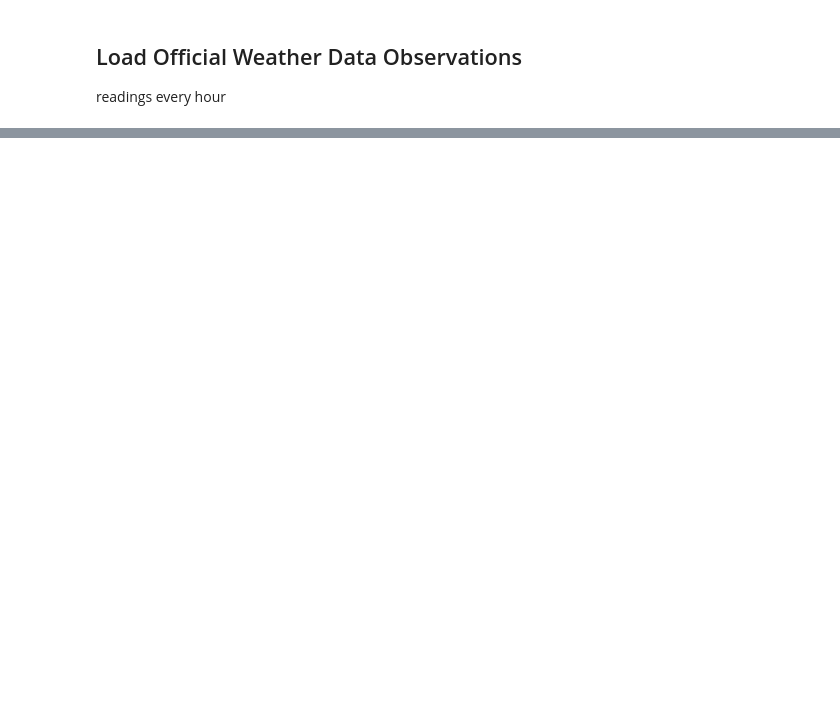
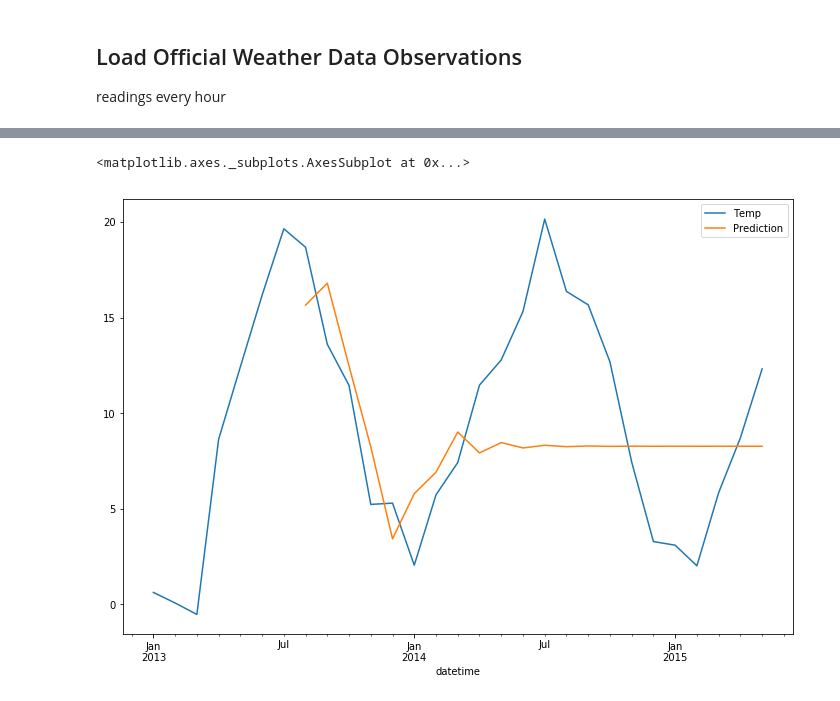
Before and after one commit to chalendony/iot-htsensor, a Jupyter notebook: analysis/sarima-grid-search.ipynb, the cells around one changed output, grey strips where cells are left out. Drawn from its saved outputs; the diff is of its cells as text; code cells hidden in the pictures; blank space fills up the shorter version.

```diff
--- a/analysis/sarima-grid-search.ipynb
+++ b/analysis/sarima-grid-search.ipynb
@@ -217,0 +138,11 @@ It is an art in picking good parameters from the ACF/PACF plots
+# %%
+# data subset boundaries
+mindate = '2013-01-01'
+maxdate = '2014-01-15'
+
+# create a subset for training
+traindata = df['Temp'].loc[mindate:maxdate]
+
+# build the model
+sarima = sm.tsa.statespace.SARIMAX(traindata,trend='c', order=(0,0,1), seasonal_order=(1,0,1,2) )
+model = sarima.fit(disp=True)
@@ -217,0 +155,11 @@ It is an art in picking good parameters from the ACF/PACF plots
+# %%
+# Making a Prediction
+
+# find location last idx of training data
+idx = len(traindata)
+predictions = model.predict(start=idx-5, end=idx + 20)
+
+# create dataframe of predictions.
+df_predictions = pd.DataFrame(predictions, columns=['Prediction'])
+print('The predictions are:')
+df_predictions
@@ -217,0 +187,3 @@ It is an art in picking good parameters from the ACF/PACF plots
+# %%
+df['Prediction'] = pd.DataFrame(df_predictions)
+df.head()
@@ -217,0 +198,5 @@ It is an art in picking good parameters from the ACF/PACF plots
+# %%
+df.loc[:'2015-06-01'][['Temp','Prediction']].plot(figsize=(12, 8))
+# %% [output]
+<matplotlib.axes._subplots.AxesSubplot at 0x...>
+[figure, added]
```
Also changed, not shown: parts of 39 cells of this notebook, 2 other files.
